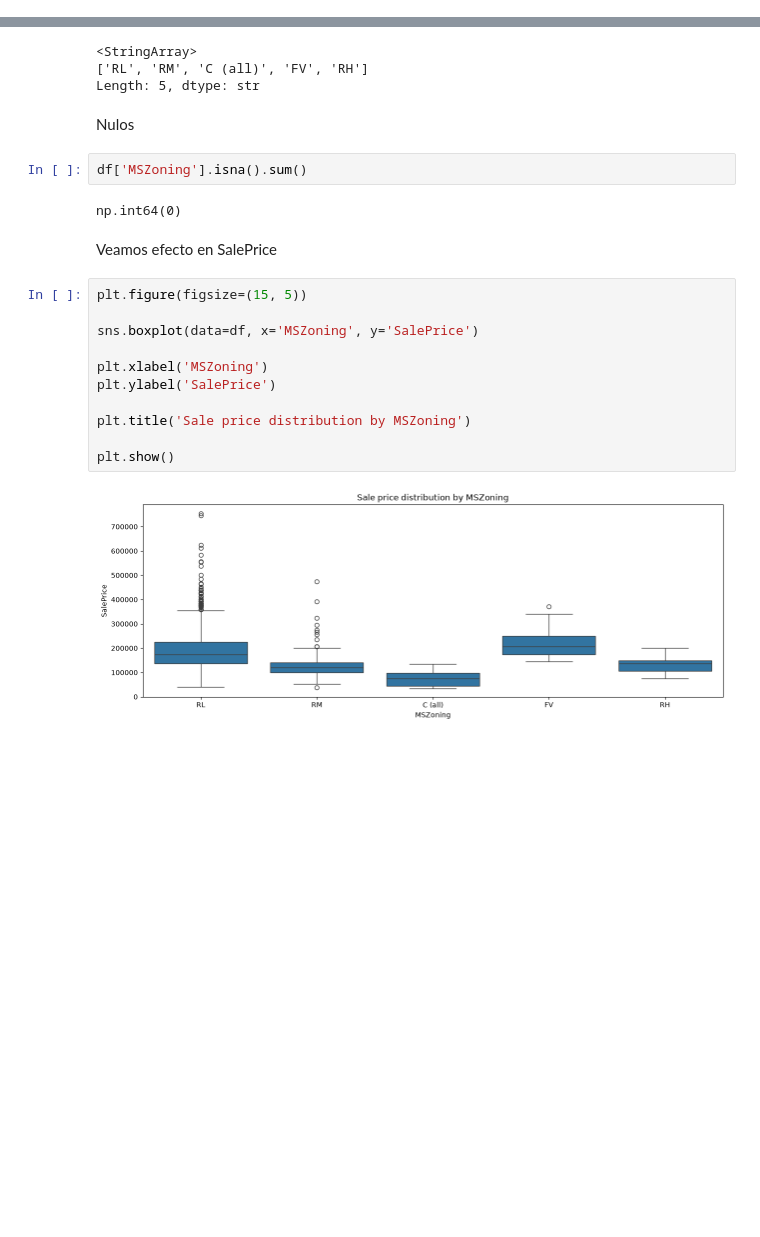
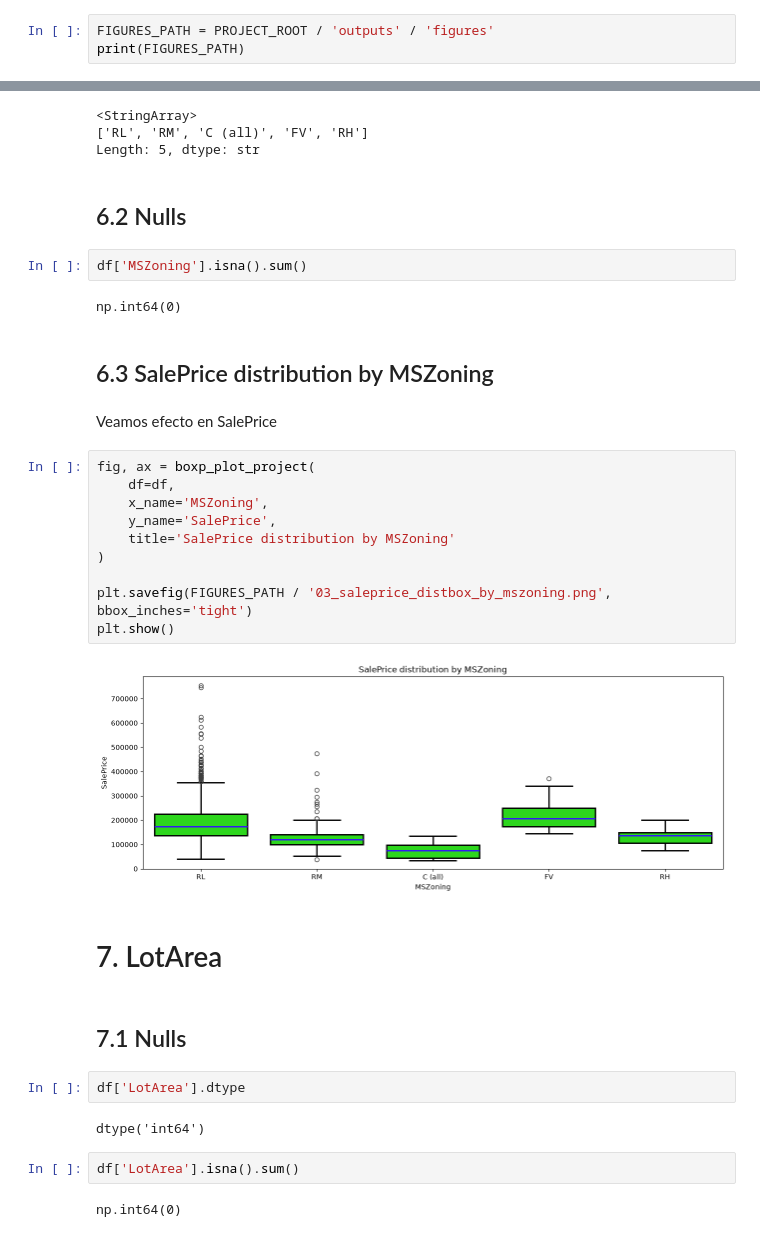
Before and after one commit to charligram/3_prediction_of_house_values, a Jupyter notebook: notebooks/02_EDA.ipynb, the cells around one changed output, grey strips where cells are left out. Cells and saved outputs as stored; diff of their text form; blank space fills up the shorter version.

```diff
--- a/notebooks/02_EDA.ipynb
+++ b/notebooks/02_EDA.ipynb
@@ -30,0 +33,3 @@ PROJECT_COLORS = ["#2DD61D", "#3410FF"]
+# %%
+FIGURES_PATH = PROJECT_ROOT / 'outputs' / 'figures'
+print(FIGURES_PATH)
@@ -258,23 +324,36 @@ df['MSZoning'].unique()
 ['RL', 'RM', 'C (all)', 'FV', 'RH']
 Length: 5, dtype: str
 # %% [markdown]
-Nulos
+## 6.2 Nulls
 # %%
 df['MSZoning'].isna().sum()
 # %% [output]
 np.int64(0)
+# %% [markdown]
+## 6.3 SalePrice distribution by MSZoning
 # %% [markdown]
 Veamos efecto en SalePrice
 # %%
-plt.figure(figsize=(15, 5))
+fig, ax = boxp_plot_project(
+    df=df,
+    x_name='MSZoning',
+    y_name='SalePrice',
+    title='SalePrice distribution by MSZoning'
+)
 
-sns.boxplot(data=df, x='MSZoning', y='SalePrice')
-
-plt.xlabel('MSZoning')
-plt.ylabel('SalePrice')
-
-plt.title('Sale price distribution by MSZoning')
-
+plt.savefig(FIGURES_PATH / '03_saleprice_distbox_by_mszoning.png', bbox_inches='tight')
 plt.show()
 # %% [output]
-[figure, old version]
+[figure, new version]
+# %% [markdown]
+# 7. LotArea
+# %% [markdown]
+## 7.1 Nulls
+# %%
+df['LotArea'].dtype
+# %% [output]
+dtype('int64')
+# %%
+df['LotArea'].isna().sum()
+# %% [output]
+np.int64(0)
```
Also changed, not shown: parts of 98 cells of this notebook, 17 other files.
